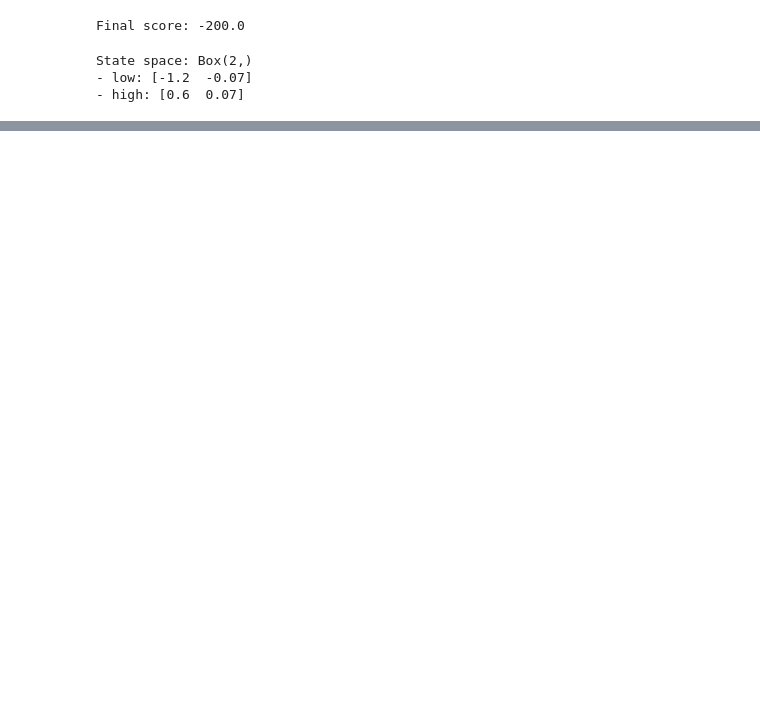
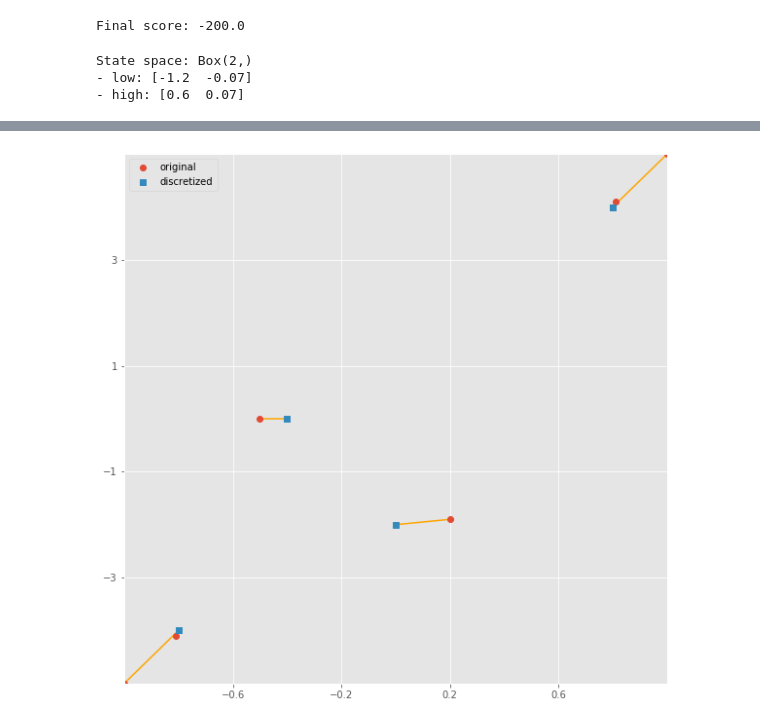
Before and after one commit to TasneemOmara/Mountain-Car-Problem, a Jupyter notebook: MountainCarQLearning.ipynb, the cells around one changed output, grey strips where cells are left out. Saved outputs shown, nothing was run; the diff lists cells and outputs as text; code cells hidden in the pictures; blank space fills up the shorter version.

```diff
--- a/MountainCarQLearning.ipynb
+++ b/MountainCarQLearning.ipynb
@@ -65,0 +223,4 @@ Action space samples:
+# %%
+visualize_samples(samples, discretized_samples_5, grid_5, low, high)
+# %% [output]
+[figure, added]
```
Also changed, not shown: parts of 18 cells of this notebook.
